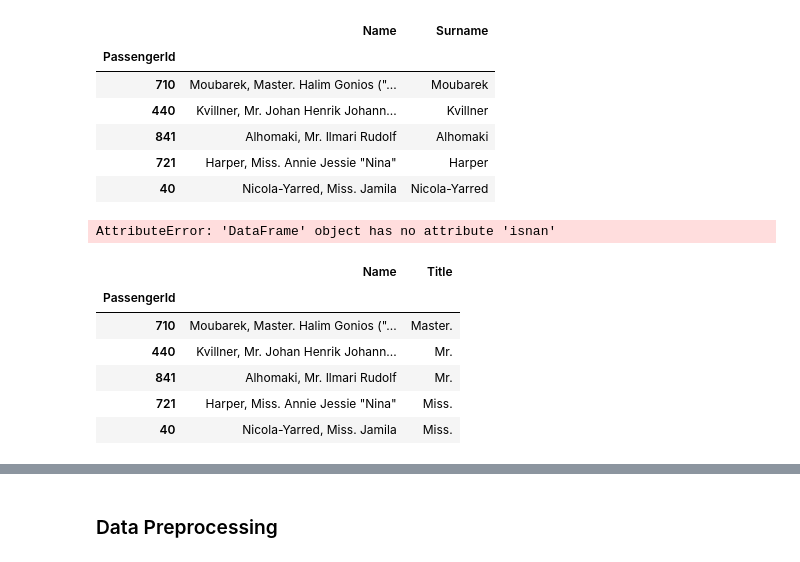
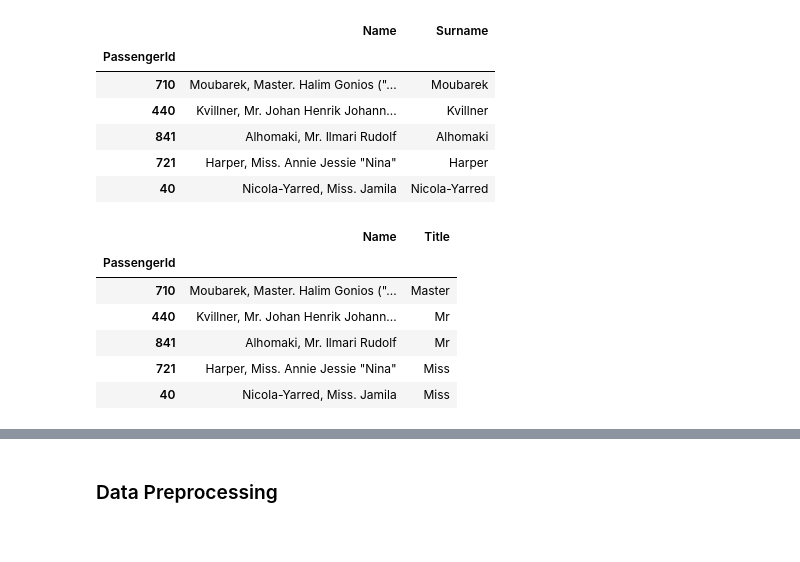
Before and after one commit to mklasby/ensf-444, a Jupyter notebook: lab-5/Lab-5-SVC-Trees-and-scaling-solutions.ipynb, the cells around one changed output, grey strips where cells are left out. Cells and saved outputs as stored; diff of their text form; code cells hidden in the pictures.

```diff
--- a/lab-5/Lab-5-SVC-Trees-and-scaling-solutions.ipynb
+++ b/lab-5/Lab-5-SVC-Trees-and-scaling-solutions.ipynb
@@ -470,8 +487,8 @@ space_df.head()
 # %%
 # Let's also reload the original data and use the same train/test split
 df = pd.read_csv(_DATA_PATH/"train.csv", index_col="PassengerId")
-train_df = df.iloc[train_indices]
-test_df = df.iloc[test_indices]
+train_df = df.iloc[train_indices].copy()
+test_df = df.iloc[test_indices].copy()
 
 # Now we have train_df and test_df that you will be using.
 # We will demo transformations with space_df
@@ -558,8 +575,8 @@ space_df[['Deck', 'Cabin']].head()
 | 0004_01 | F | F/1/S |
 # %%
 # Your turn, don't forget test_df!
-train_df.loc[:, 'Deck'] = train_df['Cabin'].apply(lambda x: x[0] if x is not np.NaN else x)
-test_df.loc[:, 'Deck'] = test_df['Cabin'].apply(lambda x: x[0] if x is not np.NaN else x)
+train_df['Deck'] = train_df['Cabin'].apply(lambda x: x[0] if x is not np.NaN else x)
+test_df['Deck'] = test_df['Cabin'].apply(lambda x: x[0] if x is not np.NaN else x)
 train_df[['Deck', 'Cabin']]
 # %% [output]
 |  | Deck | Cabin |
@@ -636,8 +653,8 @@ Name: Name, dtype: object
 # %%
 # Your turn, don't forget test_df
 
-train_df.loc[:, 'Surname'] = train_df['Name'].str.split(",").apply(lambda x: x if x is np.NaN else x[0].strip())
-test_df.loc[:, 'Surname'] = test_df['Name'].str.split(",").apply(lambda x: x if x is np.NaN else x[0].strip())
+train_df['Surname'] = train_df['Name'].str.split(",").apply(lambda x: x if x is np.NaN else x[0].strip())
+test_df['Surname'] = test_df['Name'].str.split(",").apply(lambda x: x if x is np.NaN else x[0].strip())
 train_df[['Name', 'Surname']].head()
 # %% [output]
 |  | Name | Surname |
@@ -647,24 +664,21 @@ train_df[['Name', 'Surname']].head()
 | 841 | Alhomaki, Mr. Ilmari Rudolf | Alhomaki |
 | 721 | Harper, Miss. Annie Jessie "Nina" | Harper |
 | 40 | Nicola-Yarred, Miss. Jamila | Nicola-Yarred |
-# %%
-train_df['Name'].str.extract(r", ([A-Z]*[a-z]*)\.").isnan()
-# %% [output]
-AttributeError: 'DataFrame' object has no attribute 'isnan'
 # %%
-# We can also see that the names include the titles of passengers (Mr. Miss, etc.)
+# OPTIONAL: We can also see that the names include the titles of passengers (Mr. Miss, etc.). However, these are harder to extract from Name string
 
 # Create a new feature named "Title" similar to the above.
+# NOTE: Try using pd.Series.str.extract method with regex pattern r", ([A-Z]*[a-z]*)\."
+# NOTE: Regex101 is a great resource for testing your patterns: https://regex101.com/
 # TODO: Don't forget test_df
-# HINT: Split on "."
-train_df.loc[:, 'Title'] = train_df['Name'].str.split(".").apply(lambda x: x if x is np.NaN else x[1].strip())
-test_df.loc[:, 'Title'] = test_df['Name'].str.split(".").apply(lambda x: x if x is np.NaN else x[1].strip())
+train_df['Title'] = train_df['Name'].str.extract(r", ([A-Z]*[a-z]*)\.", expand=False)
+test_df['Title'] = test_df['Name'].str.extract(r", ([A-Z]*[a-z]*)\.", expand=False)
 train_df[['Name', 'Title']].head()
 # %% [output]
 |  | Name | Title |
 | PassengerId |  |  |
-| 710 | Moubarek, Master. Halim Gonios ("... | Master. |
-| 440 | Kvillner, Mr. Johan Henrik Johann... | Mr. |
-| 841 | Alhomaki, Mr. Ilmari Rudolf | Mr. |
-| 721 | Harper, Miss. Annie Jessie "Nina" | Miss. |
-| 40 | Nicola-Yarred, Miss. Jamila | Miss. |
+| 710 | Moubarek, Master. Halim Gonios ("... | Master |
+| 440 | Kvillner, Mr. Johan Henrik Johann... | Mr |
+| 841 | Alhomaki, Mr. Ilmari Rudolf | Mr |
+| 721 | Harper, Miss. Annie Jessie "Nina" | Miss |
+| 40 | Nicola-Yarred, Miss. Jamila | Miss |
```
Also changed, not shown: parts of 24 cells of this notebook, 1 other file.
